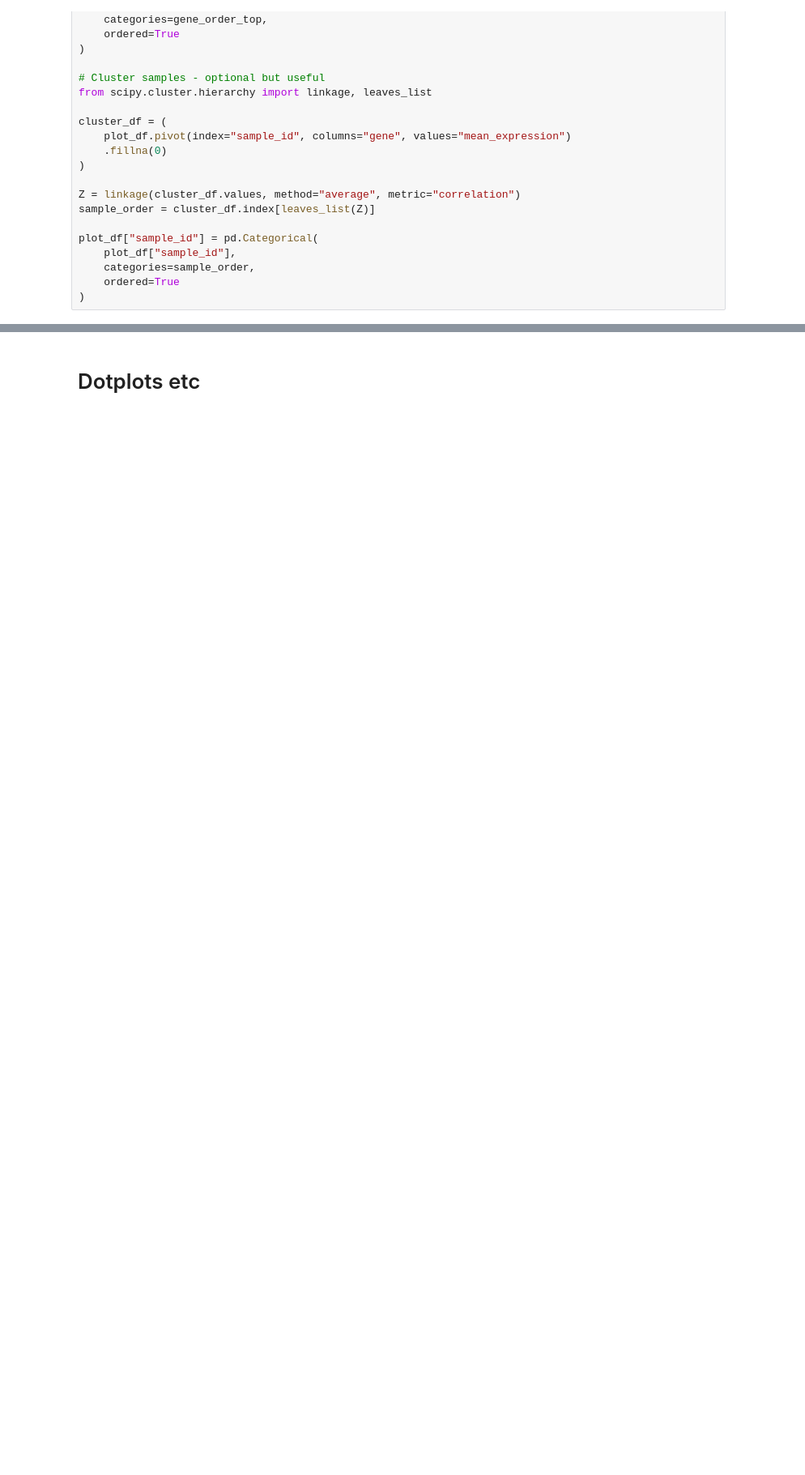
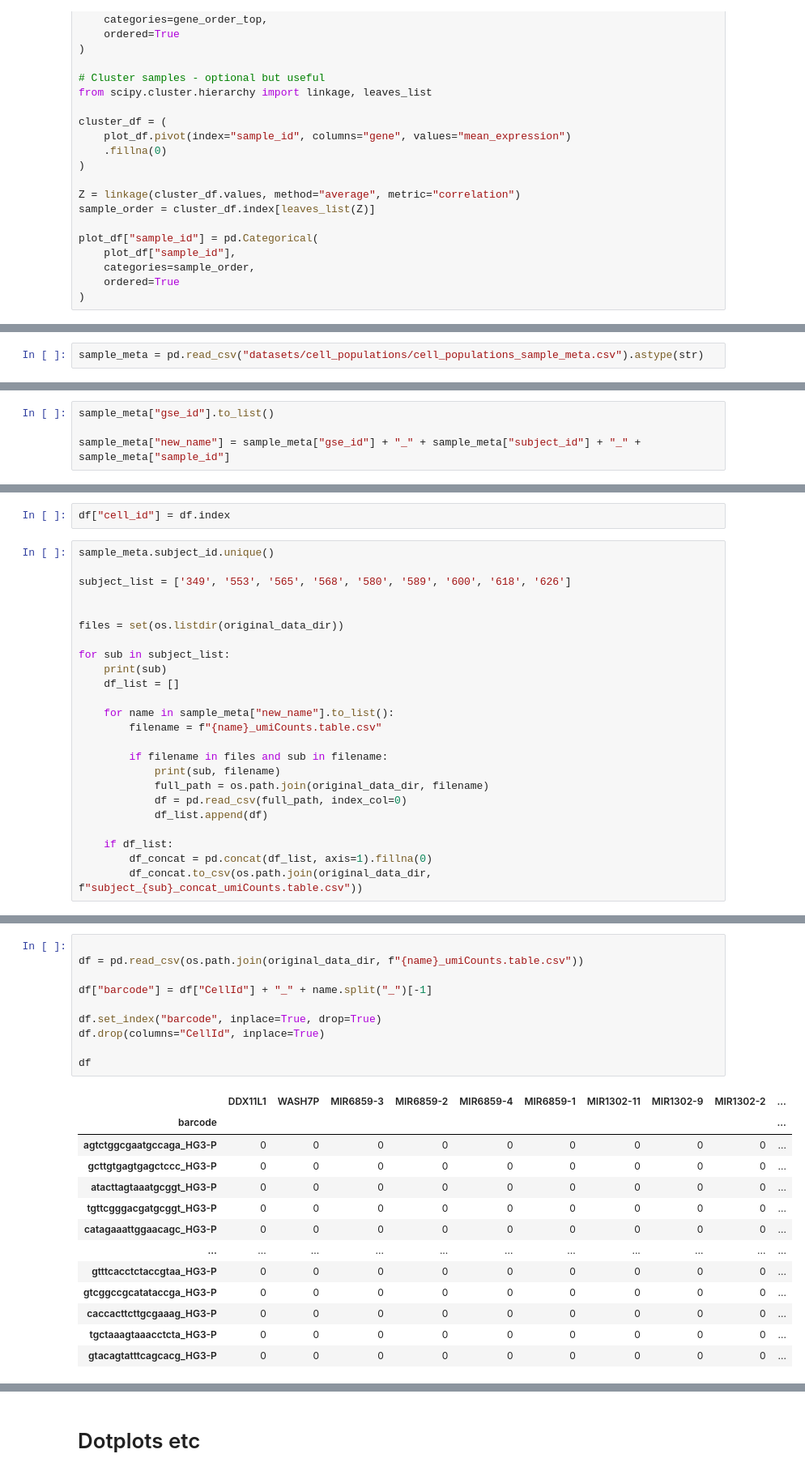
Before and after one commit to ascott-10/cta-onco-fetal, a Jupyter notebook: python_common_scripts/testing123.ipynb, the cells around one changed output, grey strips where cells are left out. Shown at 81% size. Drawn from its saved outputs; the diff is of its cells as text; blank space fills up the shorter version.

```diff
--- a/python_common_scripts/testing123.ipynb
+++ b/python_common_scripts/testing123.ipynb
@@ -247,0 +1563,2 @@ for project_name in ["embryos_mixed"]:
+# %%
+sample_meta = pd.read_csv("datasets/cell_populations/cell_populations_sample_meta.csv").astype(str)
@@ -247,0 +1585,4 @@ for project_name in ["embryos_mixed"]:
+# %%
+sample_meta["gse_id"].to_list()
+
+sample_meta["new_name"] = sample_meta["gse_id"] + "_" + sample_meta["subject_id"] + "_" + sample_meta["sample_id"]
@@ -247,0 +1630,26 @@ for project_name in ["embryos_mixed"]:
+# %%
+df["cell_id"] = df.index
+# %%
+sample_meta.subject_id.unique()
+
+subject_list = ['349', '553', '565', '568', '580', '589', '600', '618', '626']
+
+
+files = set(os.listdir(original_data_dir))
+
+for sub in subject_list:
+    print(sub)
+    df_list = []
+
+    for name in sample_meta["new_name"].to_list():
+        filename = f"{name}_umiCounts.table.csv"
+
+        if filename in files and sub in filename:
+            print(sub, filename)
+            full_path = os.path.join(original_data_dir, filename)
+            df = pd.read_csv(full_path, index_col=0)
+            df_list.append(df)
+
+    if df_list:
+        df_concat = pd.concat(df_list, axis=1).fillna(0)
+        df_concat.to_csv(os.path.join(original_data_dir, f"subject_{sub}_concat_umiCounts.table.csv"))
@@ -247,0 +1733,24 @@ for project_name in ["embryos_mixed"]:
+# %%
+
+df = pd.read_csv(os.path.join(original_data_dir, f"{name}_umiCounts.table.csv"))
+
+df["barcode"] = df["CellId"] + "_" + name.split("_")[-1]
+
+df.set_index("barcode", inplace=True, drop=True)
+df.drop(columns="CellId", inplace=True)
+
+df
+# %% [output]
+|  | DDX11L1 | WASH7P | MIR6859-3 | MIR6859-2 | MIR6859-4 | MIR6859-1 | MIR1302-11 | MIR1302-9 | MIR1302-2 | ... |
+| barcode |  |  |  |  |  |  |  |  |  | ... |
+| agtctggcgaatgccaga_HG3-P | 0 | 0 | 0 | 0 | 0 | 0 | 0 | 0 | 0 | ... |
+| gcttgtgagtgagctccc_HG3-P | 0 | 0 | 0 | 0 | 0 | 0 | 0 | 0 | 0 | ... |
+| atacttagtaaatgcggt_HG3-P | 0 | 0 | 0 | 0 | 0 | 0 | 0 | 0 | 0 | ... |
+| tgttcgggacgatgcggt_HG3-P | 0 | 0 | 0 | 0 | 0 | 0 | 0 | 0 | 0 | ... |
+| catagaaattggaacagc_HG3-P | 0 | 0 | 0 | 0 | 0 | 0 | 0 | 0 | 0 | ... |
+| ... | ... | ... | ... | ... | ... | ... | ... | ... | ... | ... |
+| gtttcacctctaccgtaa_HG3-P | 0 | 0 | 0 | 0 | 0 | 0 | 0 | 0 | 0 | ... |
+| gtcggccgcatataccga_HG3-P | 0 | 0 | 0 | 0 | 0 | 0 | 0 | 0 | 0 | ... |
+| caccacttcttgcgaaag_HG3-P | 0 | 0 | 0 | 0 | 0 | 0 | 0 | 0 | 0 | ... |
+| tgctaaagtaaacctcta_HG3-P | 0 | 0 | 0 | 0 | 0 | 0 | 0 | 0 | 0 | ... |
+| gtacagtatttcagcacg_HG3-P | 0 | 0 | 0 | 0 | 0 | 0 | 0 | 0 | 0 | ... |
```
Also changed, not shown: parts of 40 cells of this notebook, 26 other files.
